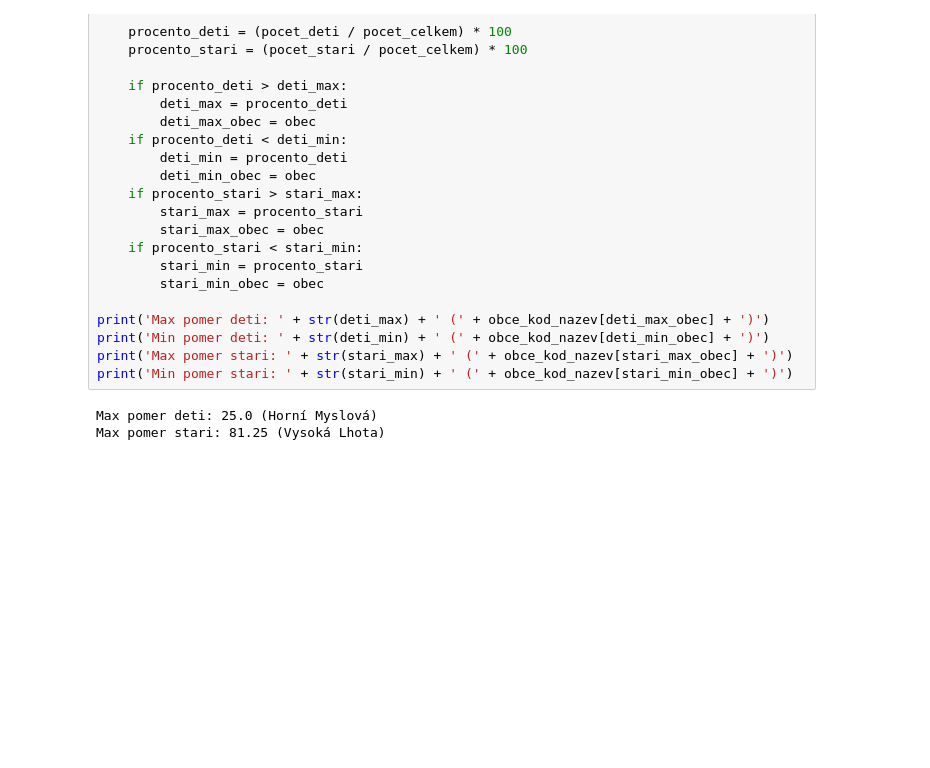
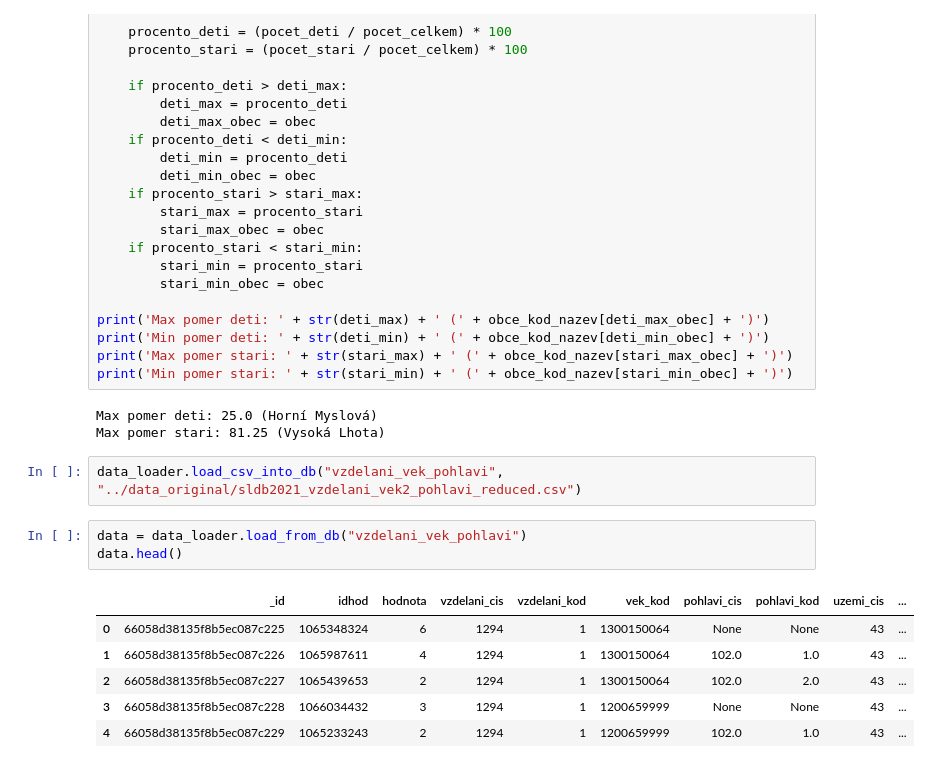
Before and after one commit to rcech44/sp_scitani_lidu, a Jupyter notebook: python_analysis/analysis.ipynb, the cells around one changed output. Drawn from its saved outputs; the diff is of its cells as text; blank space fills up the shorter version.

Commit message:
Vzdelani progress

```diff
--- a/python_analysis/analysis.ipynb
+++ b/python_analysis/analysis.ipynb
@@ -393,3 +410,15 @@ print('Min pomer stari: ' + str(stari_min) + ' (' + obce_kod_nazev[stari_min_obe
 # %% [output]
 Max pomer deti: 25.0 (Horní Myslová)
 Max pomer stari: 81.25 (Vysoká Lhota)
+# %%
+data_loader.load_csv_into_db("vzdelani_vek_pohlavi", "../data_original/sldb2021_vzdelani_vek2_pohlavi_reduced.csv")
+# %%
+data = data_loader.load_from_db("vzdelani_vek_pohlavi")
+data.head()
+# %% [output]
+|  | _id | idhod | hodnota | vzdelani_cis | vzdelani_kod | vek_kod | pohlavi_cis | pohlavi_kod | uzemi_cis | ... |
+| 0 | 66058d38135f8b5ec087c225 | 1065348324 | 6 | 1294 | 1 | 1300150064 | None | None | 43 | ... |
+| 1 | 66058d38135f8b5ec087c226 | 1065987611 | 4 | 1294 | 1 | 1300150064 | 102.0 | 1.0 | 43 | ... |
+| 2 | 66058d38135f8b5ec087c227 | 1065439653 | 2 | 1294 | 1 | 1300150064 | 102.0 | 2.0 | 43 | ... |
+| 3 | 66058d38135f8b5ec087c228 | 1066034432 | 3 | 1294 | 1 | 1200659999 | None | None | 43 | ... |
+| 4 | 66058d38135f8b5ec087c229 | 1065233243 | 2 | 1294 | 1 | 1200659999 | 102.0 | 1.0 | 43 | ... |
```
Also changed, not shown: parts of 7 cells of this notebook, 4 other files.
